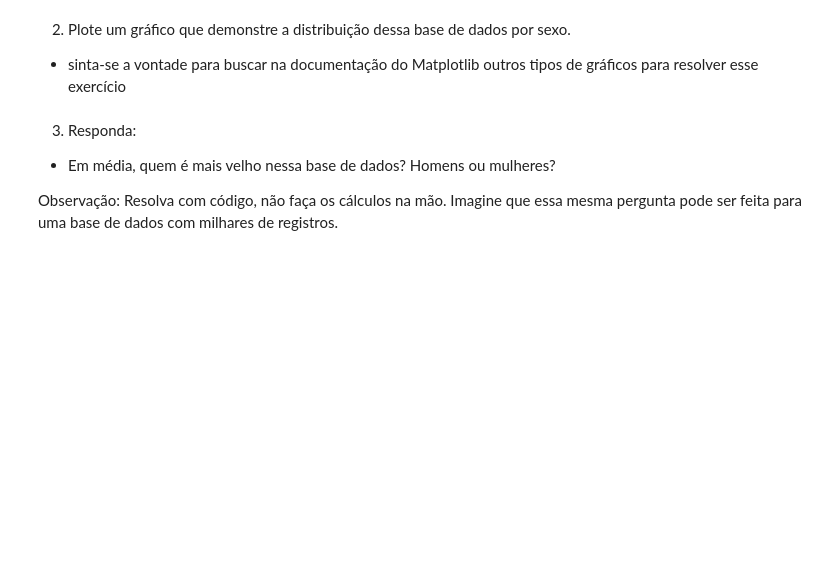
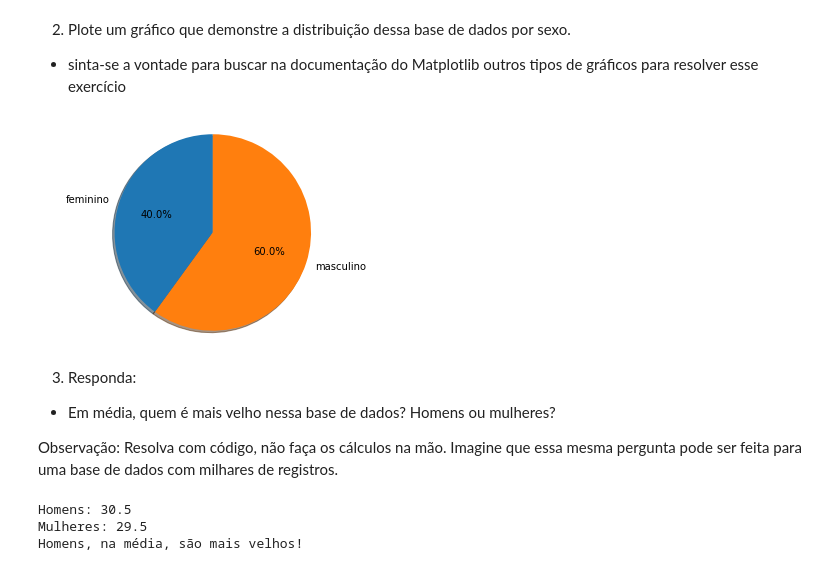
Before and after one commit to joaodias-code/jd-mba-classes, a Jupyter notebook: python-jupyter-samples/Aula 06 - Python Básico - Introdução a Data Science.ipynb, the cells around one changed output. Drawn from its saved outputs; the diff is of its cells as text; code cells hidden in the pictures; blank space fills up the shorter version.

```diff
--- a/python-jupyter-samples/Aula 06 - Python Básico - Introdução a Data Science.ipynb
+++ b/python-jupyter-samples/Aula 06 - Python Básico - Introdução a Data Science.ipynb
@@ -241,6 +364,25 @@ Desenvolva o código para computar a idade e sexo, não construa essas colunas m
 
 Lembre-se de <strong>importar</strong> todas as bibliotecas que você vai utilizar!!!
 # %%
+import numpy as np
+import pandas as pd
+from datetime import date
+
 nomes = np.array(['ronaldo','julia','gabriel','bruno','leticia','junior','maria','anderson','walter','carla'])
 ano_nascimento = np.array(['1995','1998','1986','1998','1975','1978','1992','1984','1990','1993'])
 sexo = np.array(['h','m','h','h','m','h','m','h','h','m'])
+
+#calculando Idade
+sIdade = pd.Series(ano_nascimento).astype(int)
+sIdade = sIdade.sub(date.today().year).mul(-1)
+
+#definindo sexo
+sSexo = pd.Series(sexo)
+sSexo = sSexo.replace('h','masculino').replace('m', 'feminino')
+
+df = pd.DataFrame({'Nomes' : nomes,
+                   'Ano nascimento' : ano_nascimento,
+                   'Sexo' : sSexo,
+                   'Idade': sIdade })
+
+df
@@ -252,3 +404,20 @@ sexo = np.array(['h','m','h','h','m','h','m','h','h','m'])
+# %%
+# Desenvolva o código para extrair as informações
+import matplotlib.pyplot as plt
+
+distribuicao = df.reset_index().groupby(['Sexo'])['index'].count()
+
+data = list(distribuicao)
+labels = distribuicao.index.values
+sizes = list(distribuicao)
+explode = (0.05, 0.05, 0.05, 0.05)
+
+fig1, ax1 = plt.subplots()
+ax1.pie(sizes, None, labels=labels, autopct='%1.1f%%', shadow=True, startangle=90)
+ax1.axis('equal')
+plt.show()
+# %% [output]
+[figure, added]
 # %% [markdown]
 3) Responda:
 
@@ -258,0 +434,14 @@ Resolva com código, não faça os cálculos na mão. Imagine que essa mesma per
+# %%
+print('Homens: ' + str(mediaIdadeHomens))
+print('Mulheres: ' + str(mediaIdadeMulheres))
+
+if (mediaIdadeHomens > mediaIdadeMulheres):
+    print('Homens, na média, são mais velhos!')
+elif (mediaIdadeHomens < mediaIdadeMulheres):
+    print('Mulheres, na média, são mais velhas!')
+elif (mediaIdadeHomens == mediaIdadeMulheres):
+    print('A média de idade é igual entre homens e mulheres!')
+# %% [output]
+Homens: 30.5
+Mulheres: 29.5
+Homens, na média, são mais velhos!
```
Also changed, not shown: parts of 32 cells of this notebook.
